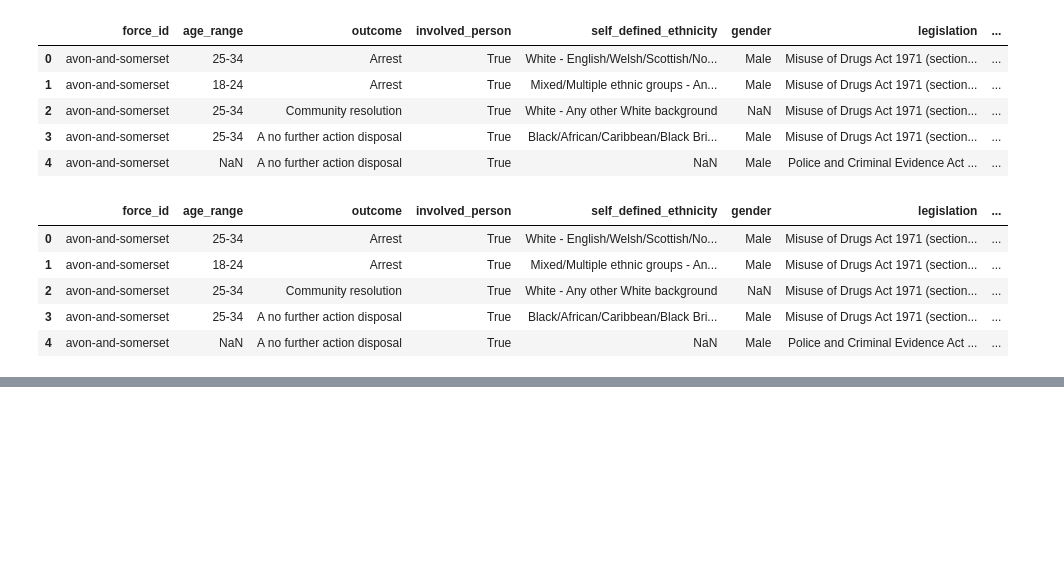
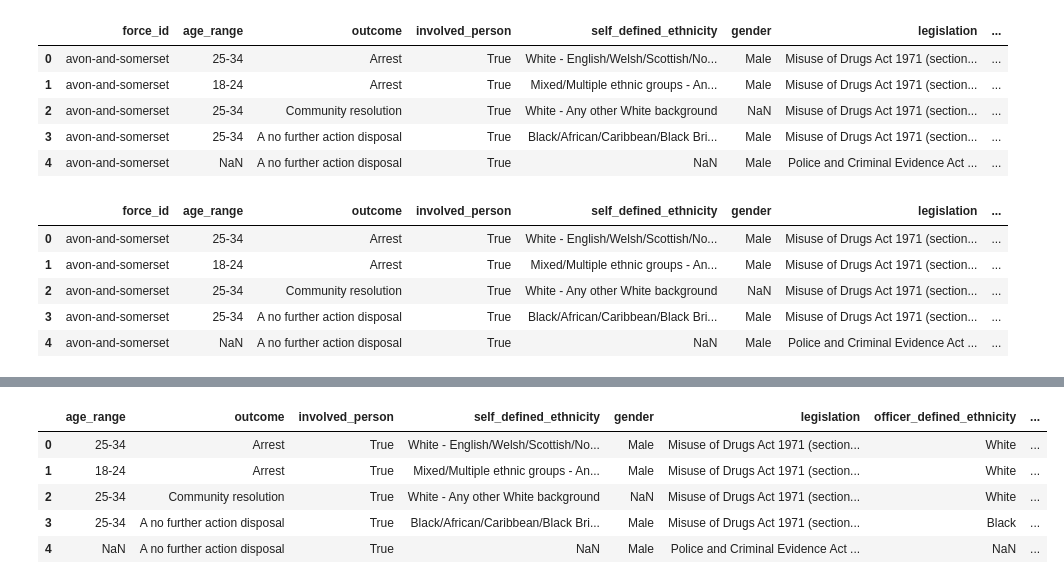
Before and after one commit to Grant-Oglesby/uk_police_etl, a Jupyter notebook: notebooks/transform.ipynb, the cells around one changed output, grey strips where cells are left out. Drawn from its saved outputs; the diff is of its cells as text; code cells hidden in the pictures; blank space fills up the shorter version.

```diff
--- a/notebooks/transform.ipynb
+++ b/notebooks/transform.ipynb
@@ -74,3 +74,9 @@ crime_data_df.head()
 | 2 | avon-and-somerset | 25-34 | Community resolution | True | White - Any other White background | NaN | Misuse of Drugs Act 1971 (section... | ... |
 | 3 | avon-and-somerset | 25-34 | A no further action disposal | True | Black/African/Caribbean/Black Bri... | Male | Misuse of Drugs Act 1971 (section... | ... |
 | 4 | avon-and-somerset | NaN | A no further action disposal | True | NaN | Male | Police and Criminal Evidence Act ... | ... |
+# %%
+# Extract 'date' and 'time' from 'datetime' column
+# Format to change: '2020-02-01T00:00:00+00:00' to '28-02-2022' and '00:00:00'
+crime_data_df['date'] = pd.to_datetime(crime_data_df['datetime']).dt.strftime('%d-%m-%Y')
+crime_data_df['time'] = pd.to_datetime(crime_data_df['datetime']).dt.strftime('%H:%M:%S')
+crime_data_df.head()
@@ -77,14 +91,23 @@ crime_data_df.head()
 # %%
 # Identify columns to drop
 columns_to_drop = [
     'outcome_object', # Outcome already recorded elsewhere
     'location',       # Latitude and Longitude extracted
     'force_id',       # Police force identifier replaced by 'force_name'
     'operation',      # Unused column
     'operation_name',  # Unused column
-
+    'removal_of_more_than_outer_clothing', # Not needed for analysis
+    'datetime',        # Date and Time extracted
+    'outcome_linked_to_object_of_search' # 49% missing values
 ]
 
 # Drop specified columns
 crime_data_df = crime_data_df.drop(columns=columns_to_drop)
 crime_data_df.head()
+# %% [output]
+|  | age_range | outcome | involved_person | self_defined_ethnicity | gender | legislation | officer_defined_ethnicity | ... |
+| 0 | 25-34 | Arrest | True | White - English/Welsh/Scottish/No... | Male | Misuse of Drugs Act 1971 (section... | White | ... |
+| 1 | 18-24 | Arrest | True | Mixed/Multiple ethnic groups - An... | Male | Misuse of Drugs Act 1971 (section... | White | ... |
+| 2 | 25-34 | Community resolution | True | White - Any other White background | NaN | Misuse of Drugs Act 1971 (section... | White | ... |
+| 3 | 25-34 | A no further action disposal | True | Black/African/Caribbean/Black Bri... | Male | Misuse of Drugs Act 1971 (section... | Black | ... |
+| 4 | NaN | A no further action disposal | True | NaN | Male | Police and Criminal Evidence Act ... | NaN | ... |
```
Also changed, not shown: parts of 5 cells of this notebook.
